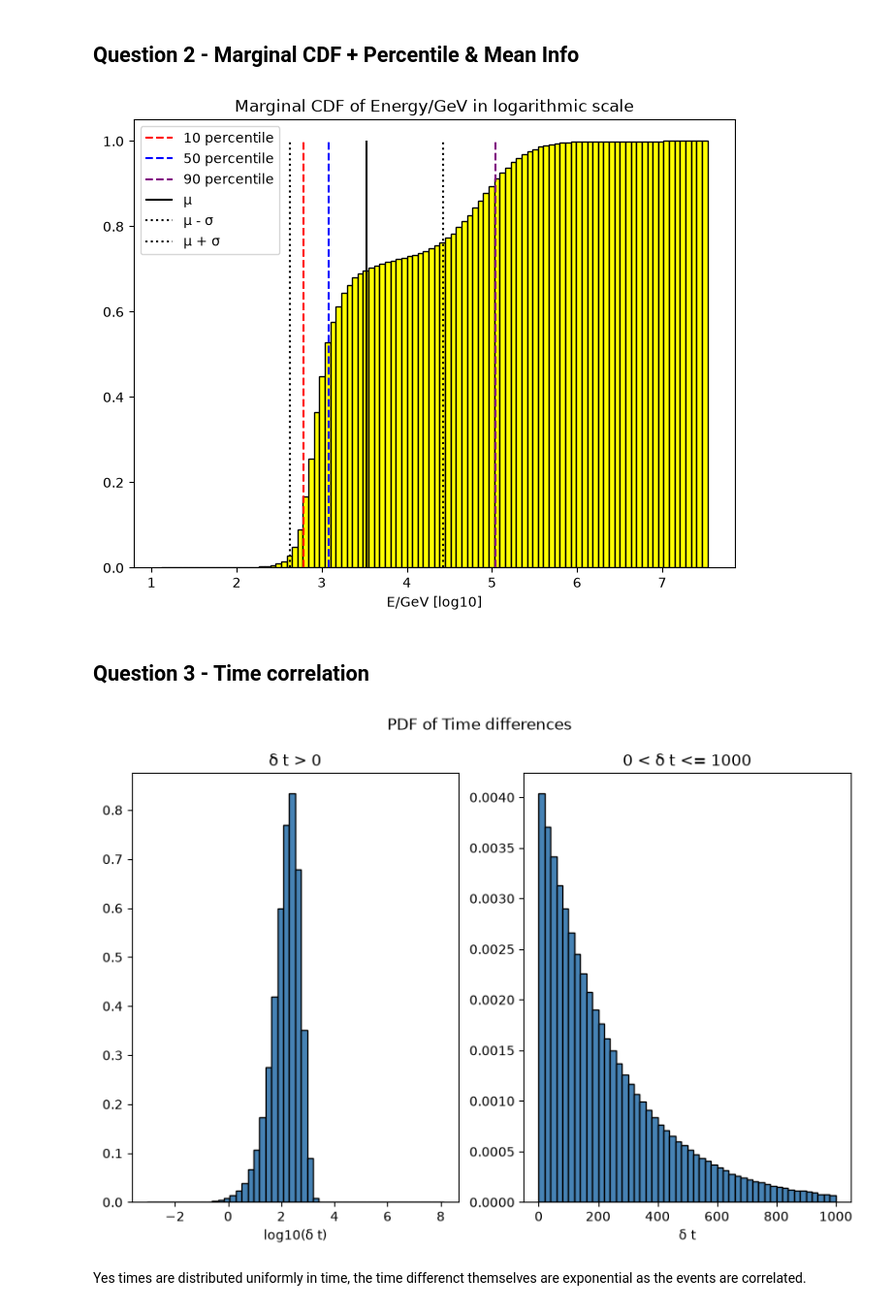
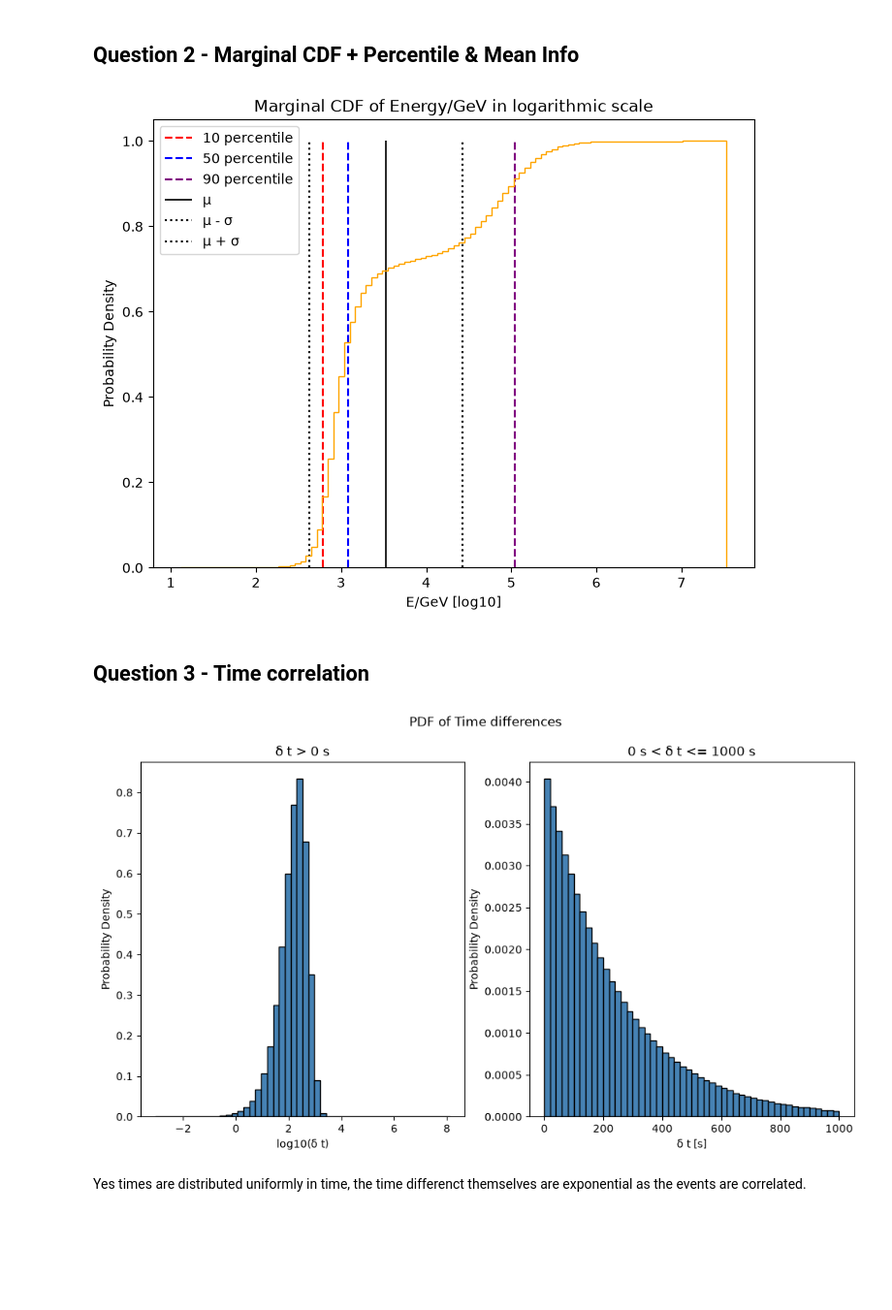
Before and after one commit to vigneshK0404/Data_Science_Projects, a Jupyter notebook: Project_1_Karthikeyan.ipynb, the cells around one changed output. Shown at 97% size. Cells and saved outputs as stored; diff of their text form; code cells hidden in the pictures; blank space fills up the shorter version.

```diff
--- a/Project_1_Karthikeyan.ipynb
+++ b/Project_1_Karthikeyan.ipynb
@@ -57,23 +69,26 @@ We care about sin(declination) instead of declination because it represents a ph
 # %% [markdown]
 ## Question 2 - Marginal CDF + Percentile & Mean Info
 # %%
+#Over here I am using np.percentile to find the percentiles
+
 plt.figure(figsize=(8, 6))
 for i,c in zip([10,50,90],["red","blue","purple"]):
     plt.vlines(np.percentile(df["log10(E/GeV)"],i),
                ymin=0, ymax=1, colors=c, linestyle="dashed", label=f"{i} percentile")
 
-plt.vlines(np.mean(df["log10(E/GeV)"]), ymin=0, ymax=1, colors= "black", linestyle="solid", label="\u03bc")
-plt.vlines(np.mean(df["log10(E/GeV)"]) - np.std(df["log10(E/GeV)"]), ymin=0, ymax=1, colors= "black", linestyle=":", label="\u03bc - \u03C3")
-plt.vlines(np.mean(df["log10(E/GeV)"]) + np.std(df["log10(E/GeV)"]), ymin=0, ymax=1, colors= "black", linestyle=":", label="\u03bc + \u03C3")
+plt.vlines(np.mean(df["log10(E/GeV)"]), ymin=0, ymax=1, colors= "black", linestyle="solid", linewidth=1.2,label="\u03bc")
+plt.vlines(np.mean(df["log10(E/GeV)"]) - np.std(df["log10(E/GeV)"]), ymin=0, ymax=1, colors= "black", linestyle=":", linewidth=1.5 ,label="\u03bc - \u03C3")
+plt.vlines(np.mean(df["log10(E/GeV)"]) + np.std(df["log10(E/GeV)"]), ymin=0, ymax=1, colors= "black", linestyle=":", linewidth=1.5,label="\u03bc + \u03C3")
 
-plt.hist(df["log10(E/GeV)"], bins=100, density=True, color="yellow" ,edgecolor = "black", cumulative=True)
+plt.hist(df["log10(E/GeV)"], bins=100, density=True,edgecolor = "orange", histtype="step",cumulative=True)
 
 plt.xlabel("E/GeV [log10]")
+plt.ylabel("Probability Density")
 plt.title("Marginal CDF of Energy/GeV in logarithmic scale")
 plt.legend()
 plt.show()
 # %% [output]
-[figure, old version]
+[figure, new version]
 # %% [markdown]
 ## Question 3 - Time correlation
 # %%
@@ -83,17 +98,19 @@ time_diff = time[1:] - time[:-1]
 time_diff_positive = time_diff[time_diff > 0]
 time_diff_1000 = time_diff_positive[time_diff_positive <= 1000]
 # %%
-fig, (ax1, ax2) = plt.subplots(1, 2, figsize=(10,6))
+fig, (ax1, ax2) = plt.subplots(1, 2, figsize=(12,6))
 fig.suptitle('PDF of Time differences')
 ax1.hist(np.log10(time_diff_positive), bins=50, edgecolor="black", color="steelblue", density=True)
 ax2.hist(time_diff_1000, bins=50, edgecolor="black", color="steelblue", density=True)
-ax1.set_title("\u03B4 t > 0")
-ax2.set_title("0 < \u03B4 t <= 1000")
+ax1.set_title("\u03B4 t > 0 s")
+ax2.set_title("0 s < \u03B4 t <= 1000 s")
 ax1.set_xlabel("log10(\u03B4 t)")
-ax2.set_xlabel("\u03B4 t")
+ax1.set_ylabel("Probability Density")
+ax2.set_xlabel("\u03B4 t [s]")
+ax2.set_ylabel("Probability Density")
 plt.show()
 # %% [output]
-[figure, old version]
+[figure, new version]
 # %% [markdown]
 Yes times are distributed uniformly in time, the time differenct themselves are exponential as the events are correlated.
 # %% [markdown]
```
Also changed, not shown: parts of 15 cells of this notebook.
